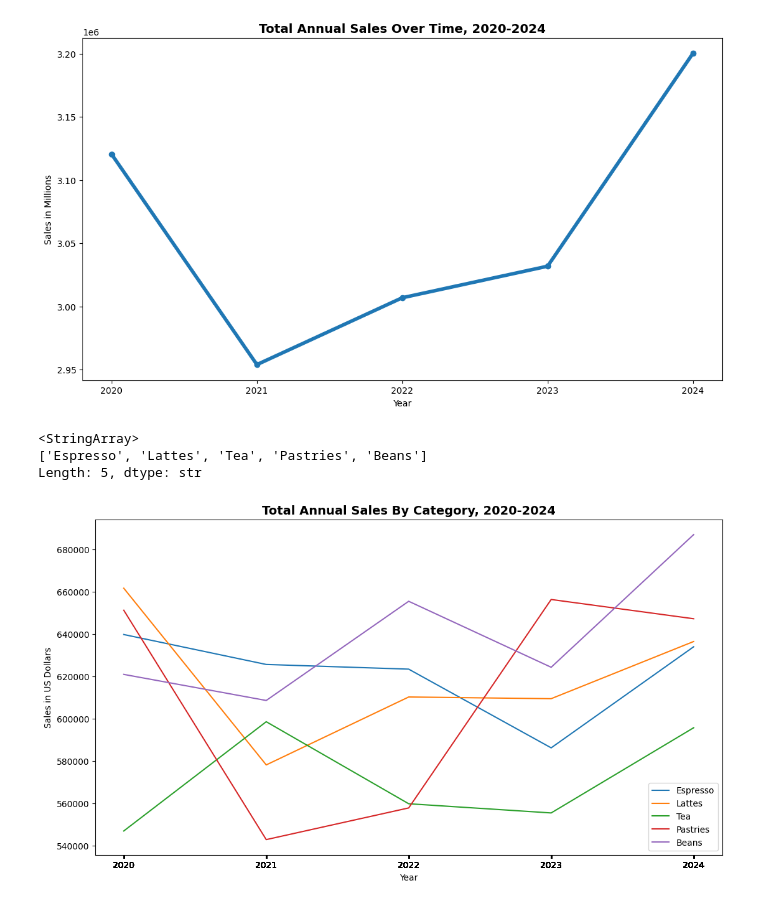
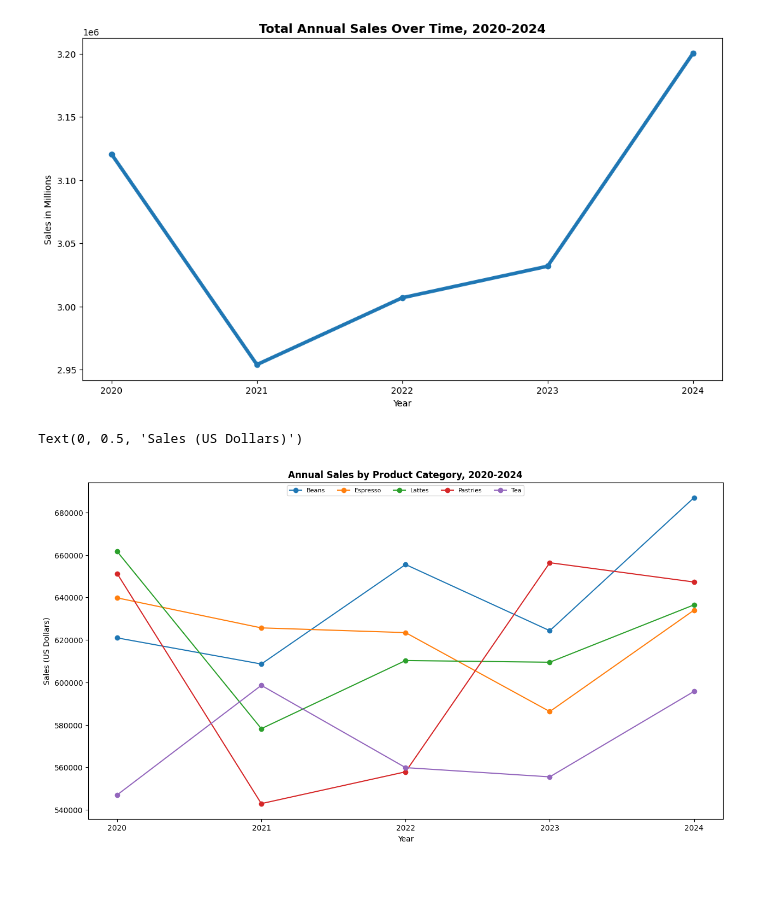
Before and after one commit to peachfiend-42/DA_M3_DataVizChallenge, a Jupyter notebook: data_viz_ethics_challenge.ipynb, the cells around one changed output. Cells and saved outputs as stored; diff of their text form; code cells hidden in the pictures; blank space fills up the shorter version.

Commit message:
"correct" charts

```diff
--- a/data_viz_ethics_challenge.ipynb
+++ b/data_viz_ethics_challenge.ipynb
@@ -135,47 +136,23 @@ coffee_df['Timeframe'] = pd.to_datetime(full_date)
 cat_sales_by_month = coffee_df.groupby(['Timeframe', 'Category'])['Sales'].sum().reset_index()
 
 # i have spent so much time on this. should have kept it simple.
-# %%
-coffee_df['Category'].unique()
-# %% [output]
-<StringArray>
-['Espresso', 'Lattes', 'Tea', 'Pastries', 'Beans']
-Length: 5, dtype: str
-# %%
-# plot what?
-
-# break out categories
-espresso = coffee_df[coffee_df['Category'] == 'Espresso']
-lattes = coffee_df[coffee_df['Category'] == 'Lattes']
-tea = coffee_df[coffee_df['Category'] == 'Tea']
-pastries = coffee_df[coffee_df['Category'] == 'Pastries']
-beans = coffee_df[coffee_df['Category'] == 'Beans']
-
-# sum category sales
-espresso_sales = espresso.groupby('Year')['Sales'].sum().reset_index()
-lattes_sales = lattes.groupby('Year')['Sales'].sum().reset_index()
-tea_sales = tea.groupby('Year')['Sales'].sum().reset_index()
-pastries_sales = pastries.groupby('Year')['Sales'].sum().reset_index()
-beans_sales = beans.groupby('Year')['Sales'].sum().reset_index()
-
-# plot each Category on its own line to see annual trends and if categories trend together
-plt.figure(figsize=(13,7))
-plt.plot(espresso_sales['Year'], espresso_sales['Sales'], label='Espresso')
-plt.plot(lattes_sales['Year'], lattes_sales['Sales'], label='Lattes')
-plt.plot(tea_sales['Year'], tea_sales['Sales'], label='Tea')
-plt.plot(pastries_sales['Year'], pastries_sales['Sales'], label='Pastries')
-plt.plot(beans_sales['Year'], beans_sales['Sales'], label='Beans')
-plt.xlabel('Year')
-plt.xticks(coffee_df['Year'])
-plt.ylabel('Sales in US Dollars')
-plt.title("Total Annual Sales By Category, 2020-2024", fontsize=14, fontweight="bold")
-plt.legend()
-plt.show()
-# plt.plot(annl_sales['Year'], annl_sales['Sales'], linewidth=4, marker="o")
-# plt.title("Total Annual Sales Over Time, 2020-2024", fontsize=14, fontweight="bold")
-# plt.xticks(ticks=annl_sales['Year'], labels=annl_sales['Year'], fontsize=10)
-# plt.xlabel('Year')
-# plt.ylabel('Sales in Millions')
-# plt.show()
-# %% [output]
-[figure, removed]
+# %%
+# break out sales by Category instead of total annual sales
+
+# group total Sales data by Year and Category
+category_sales_annual_grouped = coffee_df.groupby(['Year', 'Category'])['Sales'].sum().reset_index()
+# turn the new grouped dataframe sideways to get Category as columns
+category_sales_annual = category_sales_annual_grouped.pivot(index='Year', columns='Category', values='Sales')
+
+# make essentially the same plot as above, but with five lines, one for each Category
+fig = plt.figure(figsize=(15,8))
+for col in category_sales_annual.columns:
+    plt.plot(category_sales_annual.index, category_sales_annual[col], label=col, marker='o')
+plt.legend(fontsize=8, loc='upper center', ncols=5) # small font for legend, top center has some free space
+plt.title("Annual Sales by Product Category, 2020-2024", fontweight='bold')
+plt.xticks(ticks=category_sales_annual.index, labels=['2020', '2021', '2022', '2023', '2024']) # clean up the appearance of the x-axis labels
+plt.xlabel('Year')
+plt.ylabel('Sales (US Dollars)')
+# %% [output]
+Text(0, 0.5, 'Sales (US Dollars)')
+[figure, added]
```
Also changed, not shown: parts of 3 cells of this notebook.
